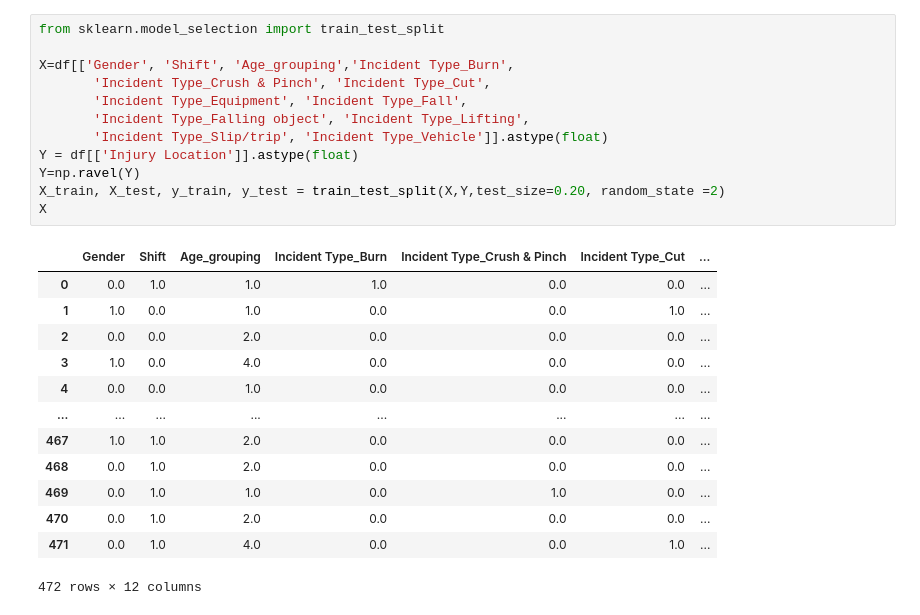
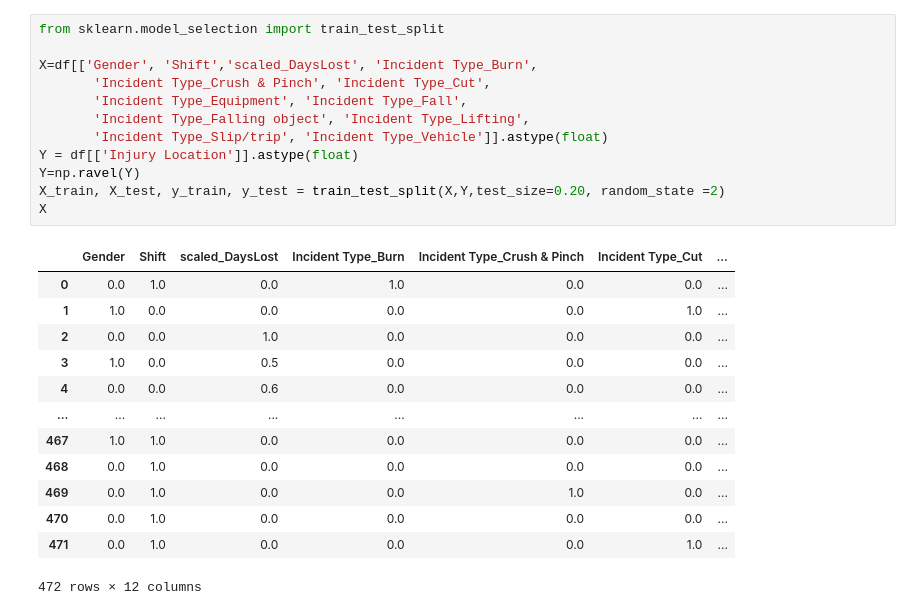
Before and after one commit to jaewook718/BigData, a Jupyter notebook: SVM.ipynb, the cells around one changed output. Drawn from its saved outputs; the diff is of its cells as text.

```diff
--- a/SVM.ipynb
+++ b/SVM.ipynb
@@ -21,28 +21,28 @@ df
 # %%
 from sklearn.model_selection import train_test_split
 
-X=df[['Gender', 'Shift', 'Age_grouping','Incident Type_Burn',
+X=df[['Gender', 'Shift','scaled_DaysLost', 'Incident Type_Burn',
        'Incident Type_Crush & Pinch', 'Incident Type_Cut',
        'Incident Type_Equipment', 'Incident Type_Fall',
        'Incident Type_Falling object', 'Incident Type_Lifting',
        'Incident Type_Slip/trip', 'Incident Type_Vehicle']].astype(float)
 Y = df[['Injury Location']].astype(float)
 Y=np.ravel(Y)
 X_train, X_test, y_train, y_test = train_test_split(X,Y,test_size=0.20, random_state =2)
 X
 # %% [output]
-|  | Gender | Shift | Age_grouping | Incident Type_Burn | Incident Type_Crush & Pinch | Incident Type_Cut | ... |
-| 0 | 0.0 | 1.0 | 1.0 | 1.0 | 0.0 | 0.0 | ... |
-| 1 | 1.0 | 0.0 | 1.0 | 0.0 | 0.0 | 1.0 | ... |
-| 2 | 0.0 | 0.0 | 2.0 | 0.0 | 0.0 | 0.0 | ... |
-| 3 | 1.0 | 0.0 | 4.0 | 0.0 | 0.0 | 0.0 | ... |
-| 4 | 0.0 | 0.0 | 1.0 | 0.0 | 0.0 | 0.0 | ... |
+|  | Gender | Shift | scaled_DaysLost | Incident Type_Burn | Incident Type_Crush & Pinch | Incident Type_Cut | ... |
+| 0 | 0.0 | 1.0 | 0.0 | 1.0 | 0.0 | 0.0 | ... |
+| 1 | 1.0 | 0.0 | 0.0 | 0.0 | 0.0 | 1.0 | ... |
+| 2 | 0.0 | 0.0 | 1.0 | 0.0 | 0.0 | 0.0 | ... |
+| 3 | 1.0 | 0.0 | 0.5 | 0.0 | 0.0 | 0.0 | ... |
+| 4 | 0.0 | 0.0 | 0.6 | 0.0 | 0.0 | 0.0 | ... |
 | ... | ... | ... | ... | ... | ... | ... | ... |
-| 467 | 1.0 | 1.0 | 2.0 | 0.0 | 0.0 | 0.0 | ... |
-| 468 | 0.0 | 1.0 | 2.0 | 0.0 | 0.0 | 0.0 | ... |
-| 469 | 0.0 | 1.0 | 1.0 | 0.0 | 1.0 | 0.0 | ... |
-| 470 | 0.0 | 1.0 | 2.0 | 0.0 | 0.0 | 0.0 | ... |
-| 471 | 0.0 | 1.0 | 4.0 | 0.0 | 0.0 | 1.0 | ... |
+| 467 | 1.0 | 1.0 | 0.0 | 0.0 | 0.0 | 0.0 | ... |
+| 468 | 0.0 | 1.0 | 0.0 | 0.0 | 0.0 | 0.0 | ... |
+| 469 | 0.0 | 1.0 | 0.0 | 0.0 | 1.0 | 0.0 | ... |
+| 470 | 0.0 | 1.0 | 0.0 | 0.0 | 0.0 | 0.0 | ... |
+| 471 | 0.0 | 1.0 | 0.0 | 0.0 | 0.0 | 1.0 | ... |
 472 rows × 12 columns
 # %%
 from sklearn.svm import LinearSVC
```
Also changed, not shown: parts of 6 cells of this notebook, 7 other files.
